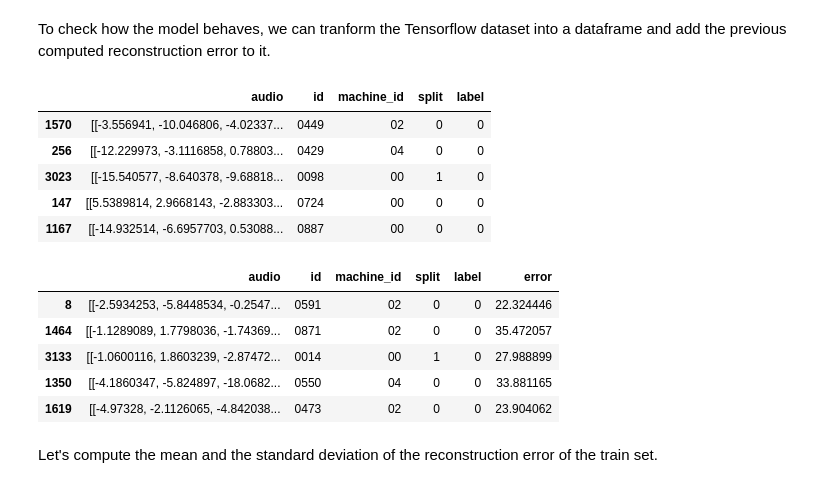
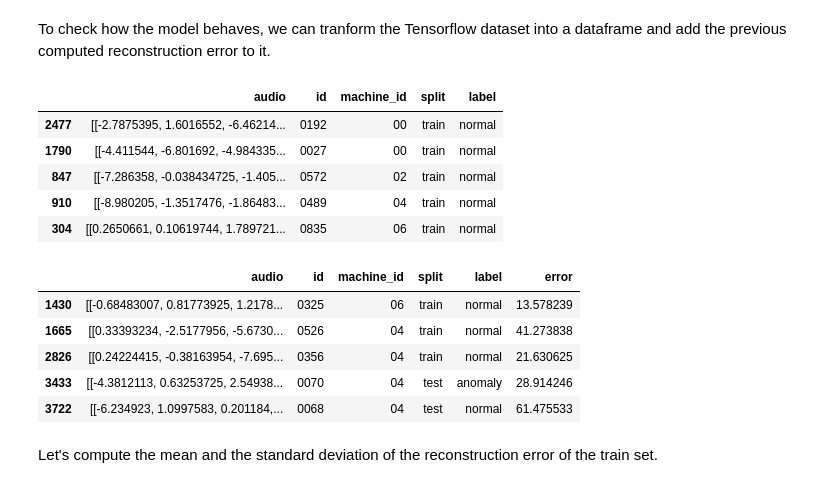
Before and after one commit to xiaoxi-david/malfunctioning-machines, a Jupyter notebook: development/jupyter/notebooks/9-AE-log-mel.ipynb, the cells around one changed output. Saved outputs shown, nothing was run; the diff lists cells and outputs as text; code cells hidden in the pictures.

```diff
--- a/development/jupyter/notebooks/9-AE-log-mel.ipynb
+++ b/development/jupyter/notebooks/9-AE-log-mel.ipynb
@@ -253,49 +253,52 @@ To check how the model behaves, we can tranform the Tensorflow dataset into a da
 audios_df = tfds.as_dataframe(audios, info)
 
 # Convert byte-type texts to string-type texts
 for col in audios_df:
     if isinstance(audios_df[col][0], bytes):
         audios_df[col] = audios_df[col].str.decode("utf8")
 
 dct_columns = {
     "audio/id": "id",
     "audio/machine": "machine_id",
     "audio/split": "split",
 }
 
 # Convert object-type columns to a more convenient data type
 dct_types = {
     "id": "string",
     "machine_id": "category",
     "split": "category",
     "label": "category",
 }
 
 audios_df = (
     audios_df
     .rename(columns=dct_columns)
     .astype(dct_types)
 )
 
+audios_df["split"] = audios_df["split"].cat.rename_categories({0: "train", 1: "test"})
+audios_df["label"] = audios_df["label"].cat.rename_categories({0: "normal", 1: "anomaly"})
+
 audios_df.sample(5)
 # %% [output]
 |  | audio | id | machine_id | split | label |
-| 1570 | [[-3.556941, -10.046806, -4.02337... | 0449 | 02 | 0 | 0 |
-| 256 | [[-12.229973, -3.1116858, 0.78803... | 0429 | 04 | 0 | 0 |
-| 3023 | [[-15.540577, -8.640378, -9.68818... | 0098 | 00 | 1 | 0 |
-| 147 | [[5.5389814, 2.9668143, -2.883303... | 0724 | 00 | 0 | 0 |
-| 1167 | [[-14.932514, -6.6957703, 0.53088... | 0887 | 00 | 0 | 0 |
+| 2477 | [[-2.7875395, 1.6016552, -6.46214... | 0192 | 00 | train | normal |
+| 1790 | [[-4.411544, -6.801692, -4.984335... | 0027 | 00 | train | normal |
+| 847 | [[-7.286358, -0.038434725, -1.405... | 0572 | 02 | train | normal |
+| 910 | [[-8.980205, -1.3517476, -1.86483... | 0489 | 04 | train | normal |
+| 304 | [[0.2650661, 0.10619744, 1.789721... | 0835 | 06 | train | normal |
 # %%
 audios_df["error"] = error_lst
 # %%
 audios_df.sample(5)
 # %% [output]
 |  | audio | id | machine_id | split | label | error |
-| 8 | [[-2.5934253, -5.8448534, -0.2547... | 0591 | 02 | 0 | 0 | 22.324446 |
-| 1464 | [[-1.1289089, 1.7798036, -1.74369... | 0871 | 02 | 0 | 0 | 35.472057 |
-| 3133 | [[-1.0600116, 1.8603239, -2.87472... | 0014 | 00 | 1 | 0 | 27.988899 |
-| 1350 | [[-4.1860347, -5.824897, -18.0682... | 0550 | 04 | 0 | 0 | 33.881165 |
-| 1619 | [[-4.97328, -2.1126065, -4.842038... | 0473 | 02 | 0 | 0 | 23.904062 |
+| 1430 | [[-0.68483007, 0.81773925, 1.2178... | 0325 | 06 | train | normal | 13.578239 |
+| 1665 | [[0.33393234, -2.5177956, -5.6730... | 0526 | 04 | train | normal | 41.273838 |
+| 2826 | [[0.24224415, -0.38163954, -7.695... | 0356 | 04 | train | normal | 21.630625 |
+| 3433 | [[-4.3812113, 0.63253725, 2.54938... | 0070 | 04 | test | anomaly | 28.914246 |
+| 3722 | [[-6.234923, 1.0997583, 0.201184,... | 0068 | 04 | test | normal | 61.475533 |
 # %% [markdown]
 Let's compute the mean and the standard deviation of the reconstruction error of the train set.
 # %%
```
Also changed, not shown: parts of 21 cells of this notebook, 10 other files.
